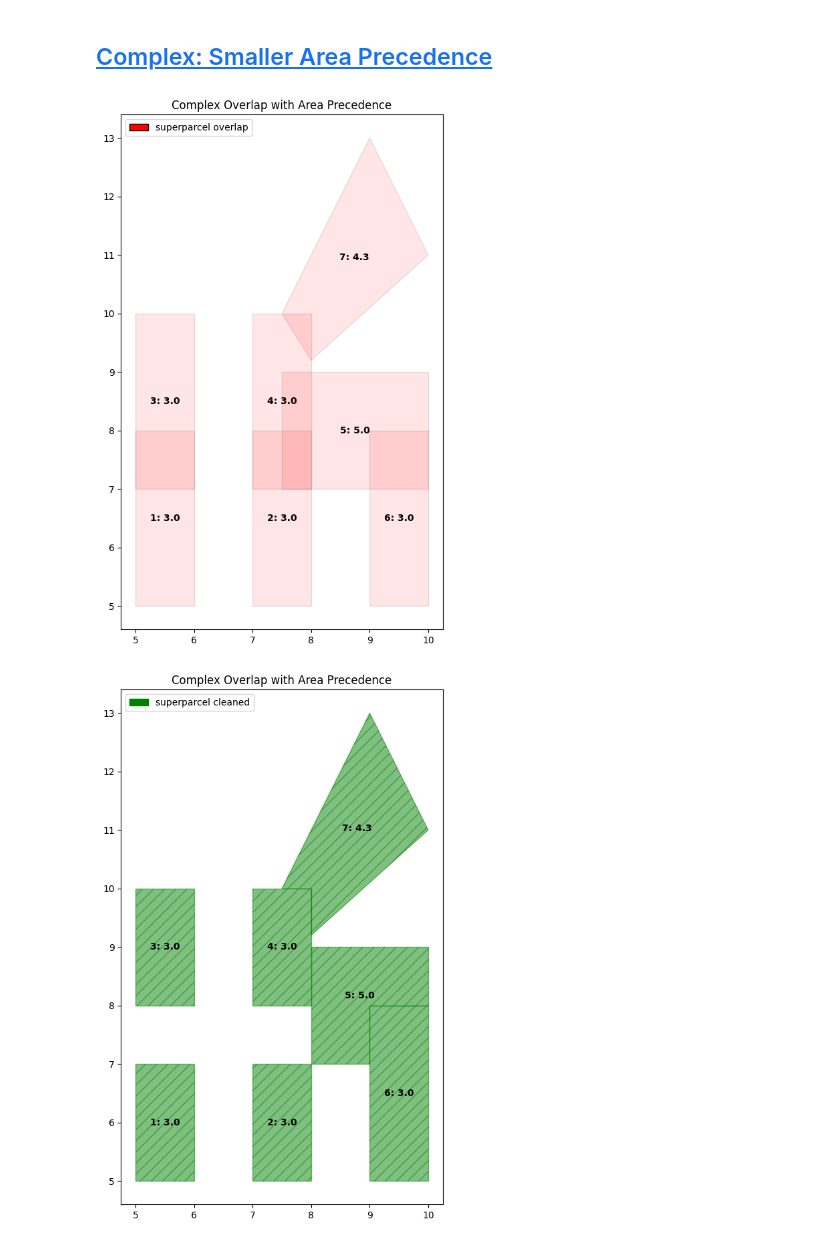
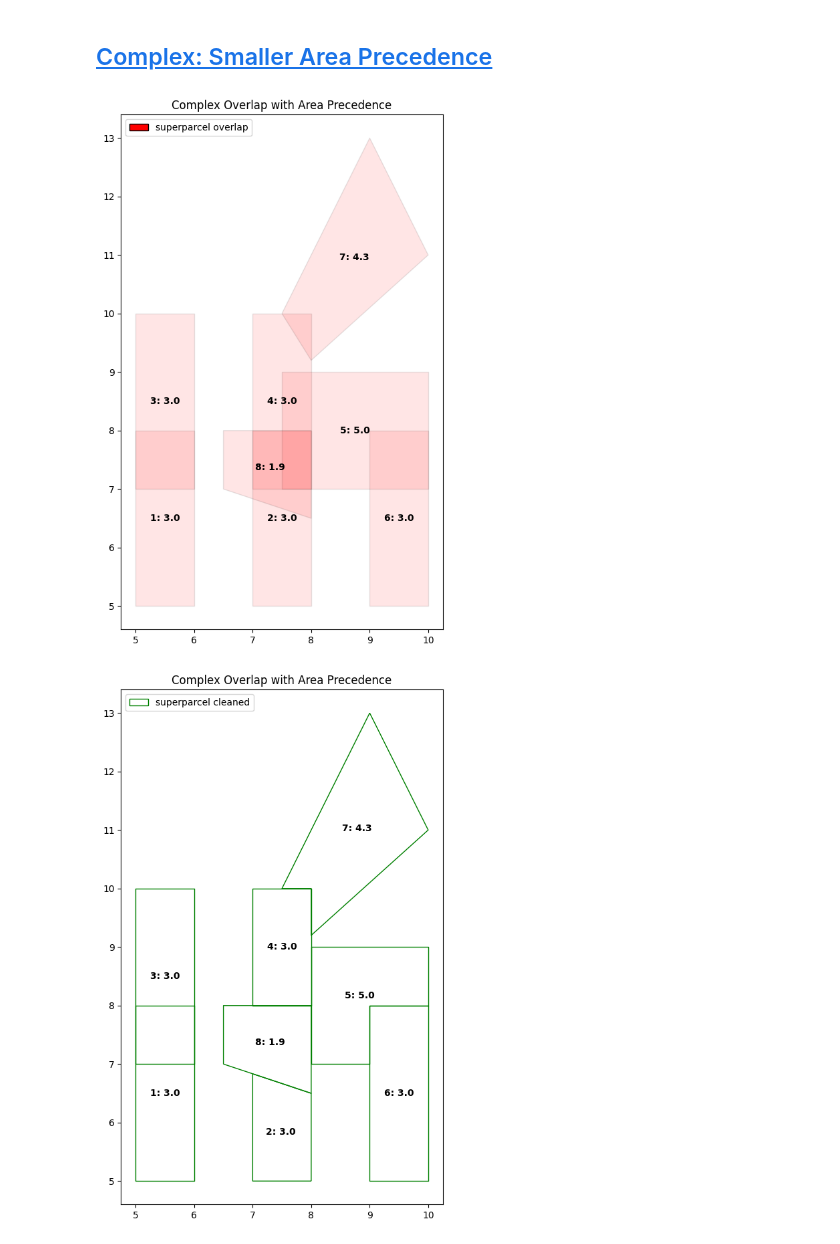
Before and after one commit to abreunig-clgx/superparcels, a Jupyter notebook: clustering/mre/remove_overlaps.ipynb, the cells around one changed output. Drawn from its saved outputs; the diff is of its cells as text; code cells hidden in the pictures.

```diff
--- a/clustering/mre/remove_overlaps.ipynb
+++ b/clustering/mre/remove_overlaps.ipynb
@@ -173,7 +173,7 @@ def remove_overlap(gdf):
         for other_idx in possible_matches_index:
             if other_idx != idx: # Avoid self-intersection
                 other_geom = gdf.loc[other_idx].geometry # get the geometry of the other polygon
-                if geom.intersects(other_geom) and geom.area >= other_geom.area:
+                if geom.intersects(other_geom) and geom.area > other_geom.area:
                     geom = geom.difference(other_geom)
         if not geom.is_empty:
             new_row = row.copy()
@@ -213,8 +225,9 @@ p4 = Polygon(coords=[(7,7),(8,7),(8,10),(7,10)], data={'sp_id': 4})
 p5 = Polygon(coords=[(7.5,9),(7.5,7),(10,7),(10,9)], data={'sp_id': 5})
 p6 = Polygon(coords=[(9,8),(9,5),(10,5),(10,8)], data={'sp_id': 6})
 p7 = Polygon(coords=[(7.5,10),(8,9.2),(10,11),(9,13)], data={'sp_id': 7})
+p8 = Polygon(coords=[(6.5,7),(8,6.5),(8,8),(6.5,8)], data={'sp_id': 8})
 
-gdf = pd.concat([p.to_gdf() for p in [p1, p2, p3, p4, p5, p6, p7]], ignore_index=True)
+gdf = pd.concat([p.to_gdf() for p in [p1, p2, p3, p4, p5, p6, p7,p8]], ignore_index=True)
 gdf['area'] = gdf.geometry.area
 gdf['label'] = gdf['sp_id'].astype(str) + ': ' + gdf['area'].round(1).astype(str)
 
@@ -227,15 +240,15 @@ cm.add_gdf(
     label_kwargs={'color':'red'})
 cm.plot()
 # %% [output]
-[figure, old version]
+[figure, new version]
 # %%
 gdf_cleaned = remove_overlap(gdf)
 cm_cleaned = Map(title='Complex Overlap with Area Precedence')
 cm_cleaned.add_gdf(
     gdf_cleaned,
     layer='superparcel cleaned',
-    style={'facecolor': 'green', 'edgecolor': 'green', 'hatch':'//', 'alpha':0.5},
+    style={'facecolor': 'none', 'edgecolor': 'green'},
     label='label',)
 cm_cleaned.plot()
 # %% [output]
-[figure, old version]
+[figure, new version]
```
Also changed, not shown: parts of 1 cell of this notebook, 3 other files.
